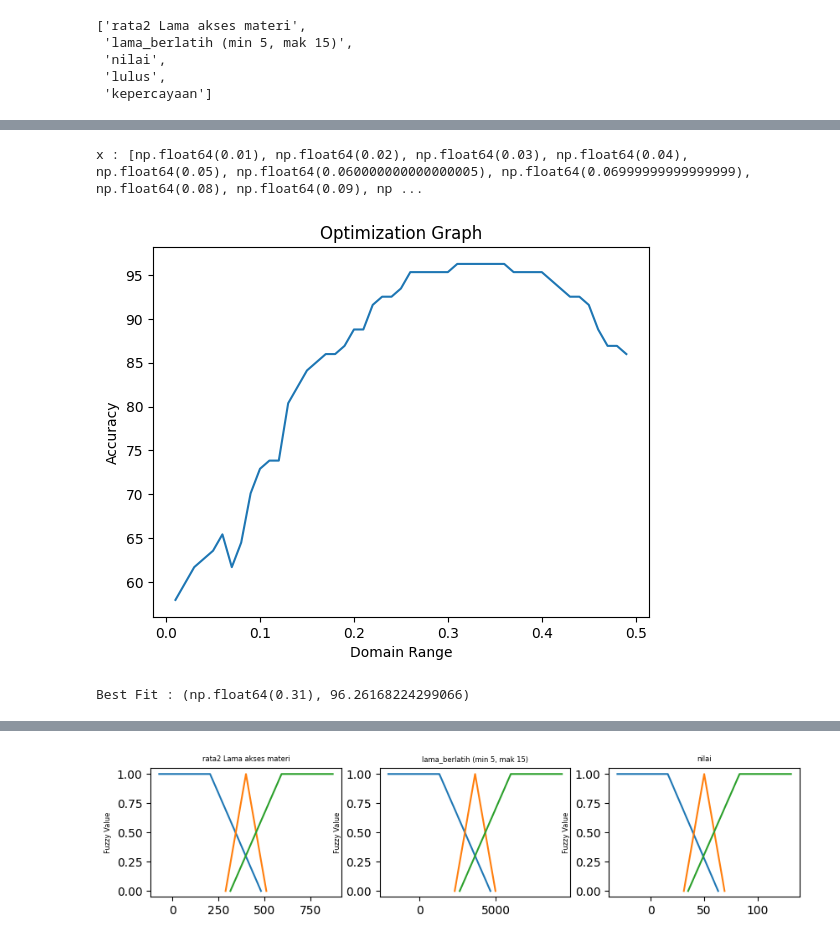
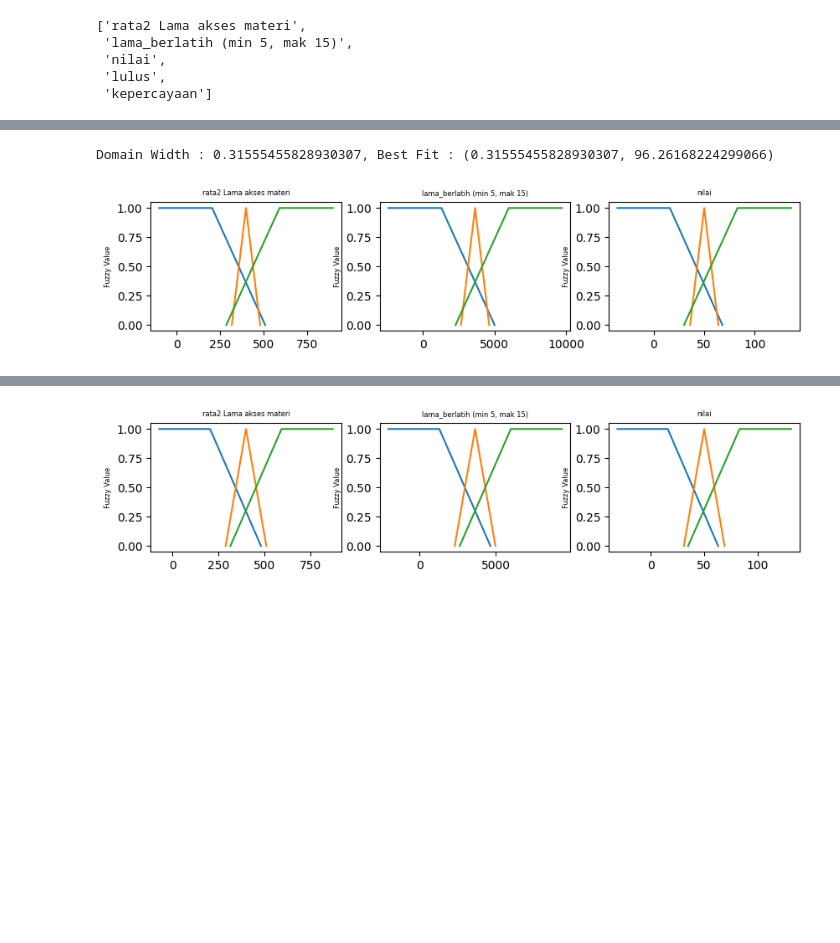
Before and after one commit to LvnnnX/SistemPakar-Fuzzy, a Jupyter notebook: Tugas Fuzzy2.ipynb, the cells around one changed output, grey strips where cells are left out. Saved outputs shown, nothing was run; the diff lists cells and outputs as text; code cells hidden in the pictures; blank space fills up the shorter version.

Commit message:
Added PSO (Particle Swarm Optimization)

```diff
--- a/Tugas Fuzzy2.ipynb
+++ b/Tugas Fuzzy2.ipynb
@@ -522,17 +523,16 @@ class DataFuzzy:
         self.Process()
         # self.showAccuracy()
 
-    def __repr__(self) -> str:
-        return f"{self.AllMax}, {self.AllMin}, {self.data_fuzzy}"
-
     @staticmethod
-    def optimization_graph(x:list,y:list):
+    def optimization_graph(x:list,y:list, xlabel:str, ylabel:str):
         fig = plt.figure()
         ax = fig.add_subplot(111)
         ax.plot(x,y)
+        xlabel = xlabel or 'Domain Range'
+        ylabel = ylabel or 'Accuracy'
         # ax.set_xticks(x)
-        ax.set_xlabel('Domain Range')
-        ax.set_ylabel('Accuracy')
+        ax.set_xlabel(xlabel)
+        ax.set_ylabel(xlabel)
         ax.set_title('Optimization Graph')
         plt.show()
 
@@ -555,0 +633,4 @@ class DataFuzzy:
+# %%
+data1 = PSO(0.05)
+# %%
+data1.train(n_particles=5, n_iter=100)
@@ -564,9 +647,13 @@ import numpy as np
+# %%
+data1.domain_width = data1.gbest[0]
+data1
+# %% [output]
+Domain Width : 0.31555455828930307, Best Fit : (0.31555455828930307, 96.26168224299066)
 # %%
-data_1.optimation(np.arange(0.01,0.5,0.01))
+# data_1.optimation(np.arange(0.01,0.5,0.01))
+data1.showFigure().
 # %% [output]
-x : [np.float64(0.01), np.float64(0.02), np.float64(0.03), np.float64(0.04), np.float64(0.05), np.float64(0.060000000000000005), np.float64(0.06999999999999999), np.float64(0.08), np.float64(0.09), np ...
-[figure, old version]
+[figure, new version]
-Best Fit : (np.float64(0.31), 96.26168224299066)
 # %%
 # data_1.AllMin
 data_1.domain_width = 0.31
```
Also changed, not shown: parts of 11 cells of this notebook.
